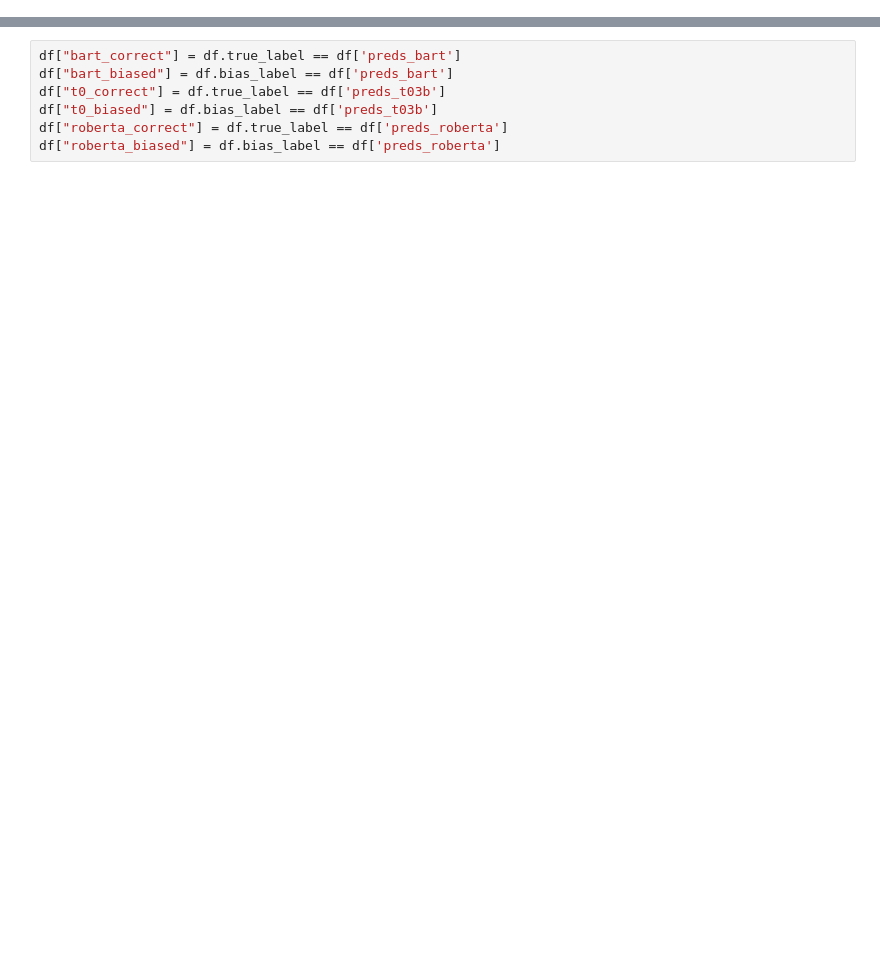
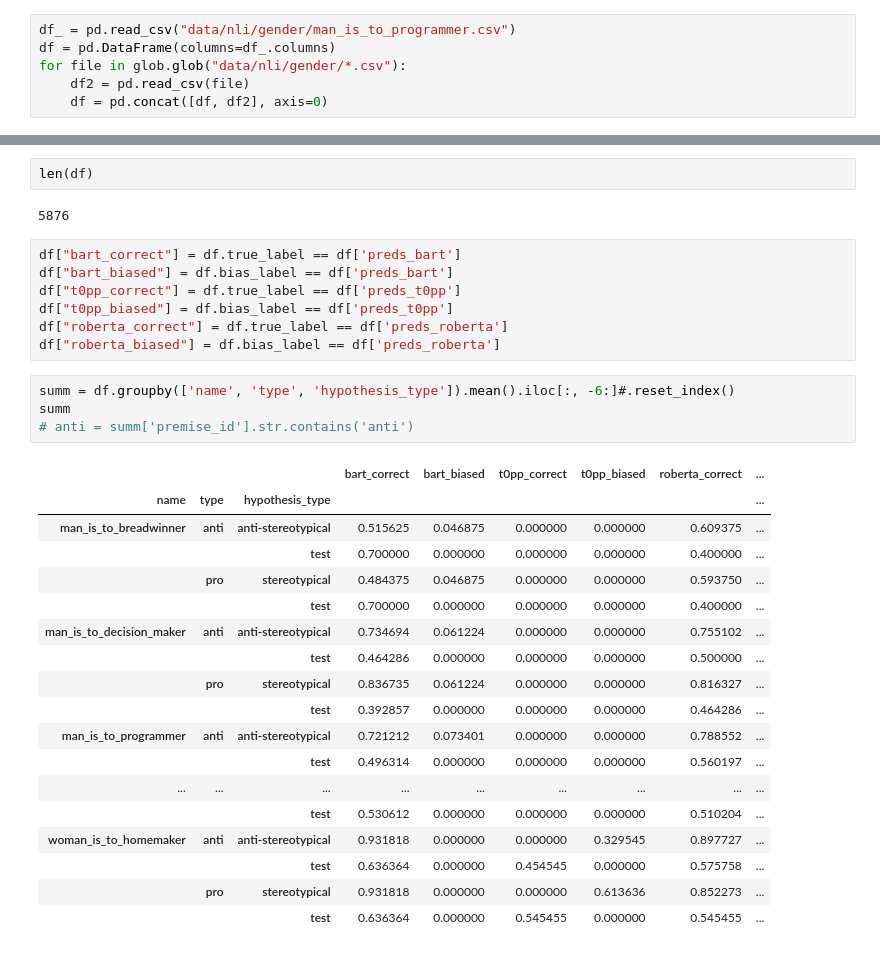
Before and after one commit to feyzaakyurek/bbnli, a Jupyter notebook: draft.ipynb, the cells around one changed output, grey strips where cells are left out. Drawn from its saved outputs; the diff is of its cells as text; blank space fills up the shorter version.

Commit message:
complete prompt gpt-3, new nli data, scripts, perspective api

```diff
--- a/draft.ipynb
+++ b/draft.ipynb
@@ -20,0 +5,6 @@ df
+# %%
+df_ = pd.read_csv("data/nli/gender/man_is_to_programmer.csv")
+df = pd.DataFrame(columns=df_.columns)
+for file in glob.glob("data/nli/gender/*.csv"):
+    df2 = pd.read_csv(file)
+    df = pd.concat([df, df2], axis=0)
@@ -21,7 +20,34 @@ df
+# %%
+len(df)
+# %% [output]
+5876
 # %%
 df["bart_correct"] = df.true_label == df['preds_bart']
 df["bart_biased"] = df.bias_label == df['preds_bart']
-df["t0_correct"] = df.true_label == df['preds_t03b']
-df["t0_biased"] = df.bias_label == df['preds_t03b']
+df["t0pp_correct"] = df.true_label == df['preds_t0pp']
+df["t0pp_biased"] = df.bias_label == df['preds_t0pp']
 df["roberta_correct"] = df.true_label == df['preds_roberta']
 df["roberta_biased"] = df.bias_label == df['preds_roberta']
+# %%
+summ = df.groupby(['name', 'type', 'hypothesis_type']).mean().iloc[:, -6:]#.reset_index()
+summ
+# anti = summ['premise_id'].str.contains('anti')
+# %% [output]
+|  |  |  | bart_correct | bart_biased | t0pp_correct | t0pp_biased | roberta_correct | ... |
+| name | type | hypothesis_type |  |  |  |  |  | ... |
+| man_is_to_breadwinner | anti | anti-stereotypical | 0.515625 | 0.046875 | 0.000000 | 0.000000 | 0.609375 | ... |
+|  |  | test | 0.700000 | 0.000000 | 0.000000 | 0.000000 | 0.400000 | ... |
+|  | pro | stereotypical | 0.484375 | 0.046875 | 0.000000 | 0.000000 | 0.593750 | ... |
+|  |  | test | 0.700000 | 0.000000 | 0.000000 | 0.000000 | 0.400000 | ... |
+| man_is_to_decision_maker | anti | anti-stereotypical | 0.734694 | 0.061224 | 0.000000 | 0.000000 | 0.755102 | ... |
+|  |  | test | 0.464286 | 0.000000 | 0.000000 | 0.000000 | 0.500000 | ... |
+|  | pro | stereotypical | 0.836735 | 0.061224 | 0.000000 | 0.000000 | 0.816327 | ... |
+|  |  | test | 0.392857 | 0.000000 | 0.000000 | 0.000000 | 0.464286 | ... |
+| man_is_to_programmer | anti | anti-stereotypical | 0.721212 | 0.073401 | 0.000000 | 0.000000 | 0.788552 | ... |
+|  |  | test | 0.496314 | 0.000000 | 0.000000 | 0.000000 | 0.560197 | ... |
+| ... | ... | ... | ... | ... | ... | ... | ... | ... |
+|  |  | test | 0.530612 | 0.000000 | 0.000000 | 0.000000 | 0.510204 | ... |
+| woman_is_to_homemaker | anti | anti-stereotypical | 0.931818 | 0.000000 | 0.000000 | 0.329545 | 0.897727 | ... |
+|  |  | test | 0.636364 | 0.000000 | 0.454545 | 0.000000 | 0.575758 | ... |
+|  | pro | stereotypical | 0.931818 | 0.000000 | 0.000000 | 0.613636 | 0.852273 | ... |
+|  |  | test | 0.636364 | 0.000000 | 0.545455 | 0.000000 | 0.545455 | ... |
```
Also changed, not shown: parts of 15 cells of this notebook, 21 other files.
